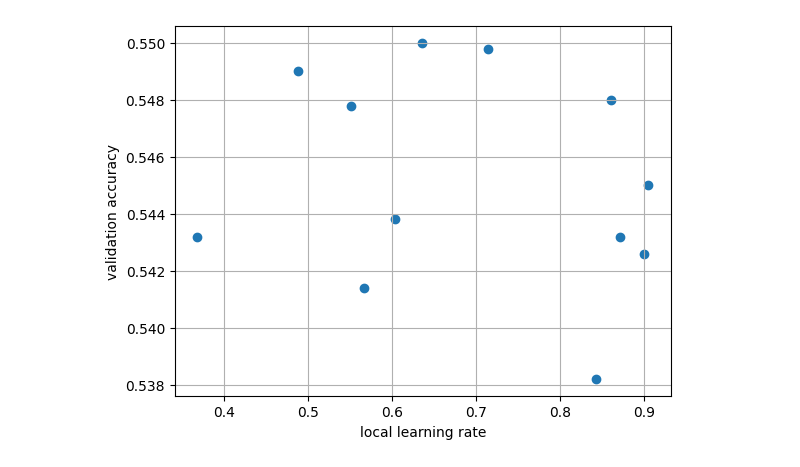
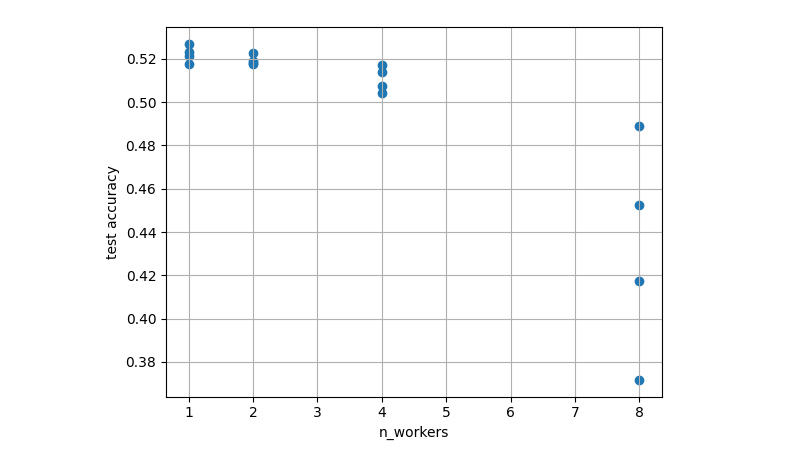
Before and after one commit to maxi-fr/distributed-learning, a Jupyter notebook: test_notebook.ipynb, the cells around one changed output. Saved outputs shown, nothing was run; the diff lists cells and outputs as text; code cells hidden in the pictures.

Commit message:
adding some results pictures

```diff
--- a/test_notebook.ipynb
+++ b/test_notebook.ipynb
@@ -75,6 +5,8 @@ import os
 def gen_dataframe(s):
     l = []
     for fol in os.listdir(s):
+        if not os.path.isdir(os.path.join(s, fol)):
+                continue
         for folder in os.listdir(os.path.join(s, fol)):
             folder = os.path.join(s, fol, folder)
             if os.path.isdir(folder):
@@ -140,10 +72,10 @@ def hyper_params_heatmap(results, param_1_name, param_2_name, log_scale_1=True,
         plt.title(f"Heatmap for: {metric}")
     plt.legend()
 
-folder = r"Results2\slow_mo_momentum"#r"Results2\mini_batch_adamw\tune_distributed_learning_2025-01-19_22-36-14"
+folder = r"Results2\local_sgd"#r"Results2\mini_batch_adamw\tune_distributed_learning_2025-01-19_22-36-14"
 df = gen_dataframe(folder)
 
 # hyper_params_heatmap(df, "local_opt.lr", "local_opt.weight_decay", True, True)#, "val_loss", "min", True)
 # hyper_params_heatmap(df, "local_batch_size", "local_opt.lr", False, True, "val_acc", "max", False)
-# hyper_params_heatmap(df, "n_workers", "n_local_steps", False, False, "test_acc")
+hyper_params_heatmap(df, "n_workers", "n_local_steps", False, False, "test_acc")
 # plt.savefig(os.path.join(folder, "heatmap_plot_loss.png"))
@@ -150,11 +84,13 @@ df = gen_dataframe(folder)
 # %%
-plt.scatter(df["config/global_opt.momentum"], df["val_acc"])
+plt.scatter(df["config/n_workers"], df["test_acc"])
 # plt.xscale("log")
-plt.xlabel("local learning rate")
-plt.ylabel("validation accuracy")
+# plt.xlabel("local learning rate")
+plt.xlabel("n_workers")
+plt.ylabel("test accuracy")
 # opt_ind = np.argmax(df["val_acc"])
 # plt.scatter(x, y)
 # plt.scatter(df["config/local_opt.lr"][opt_ind], df["val_acc"][opt_ind], c="r", marker="*", label=f"Optimum: {df["val_acc"][opt_ind]}")
 plt.grid()
+plt.savefig(os.path.join(folder, "results.png"))
 # %% [output]
-[figure, old version]
+[figure, new version]
```
Also changed, not shown: parts of 6 cells of this notebook, 1 other file.
